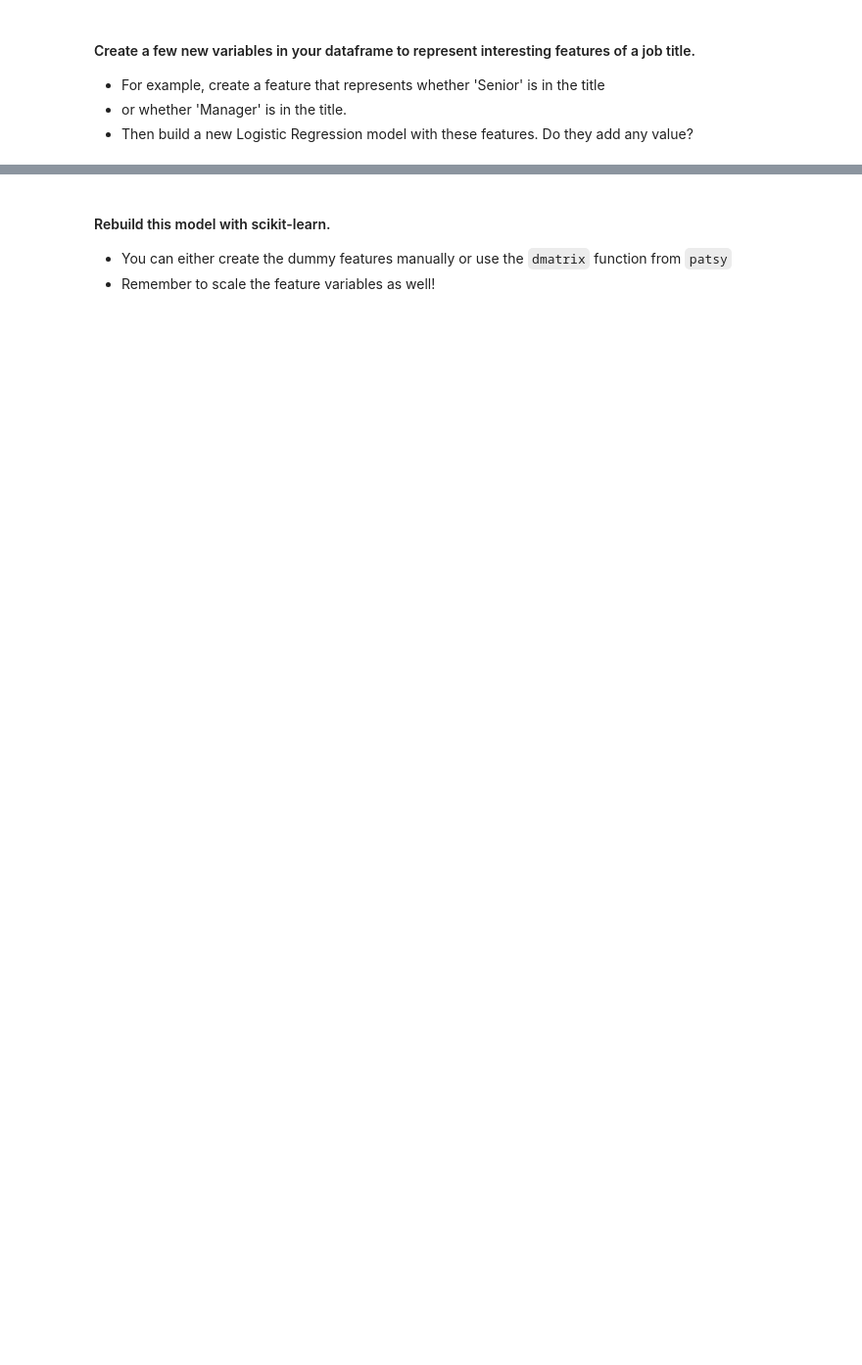
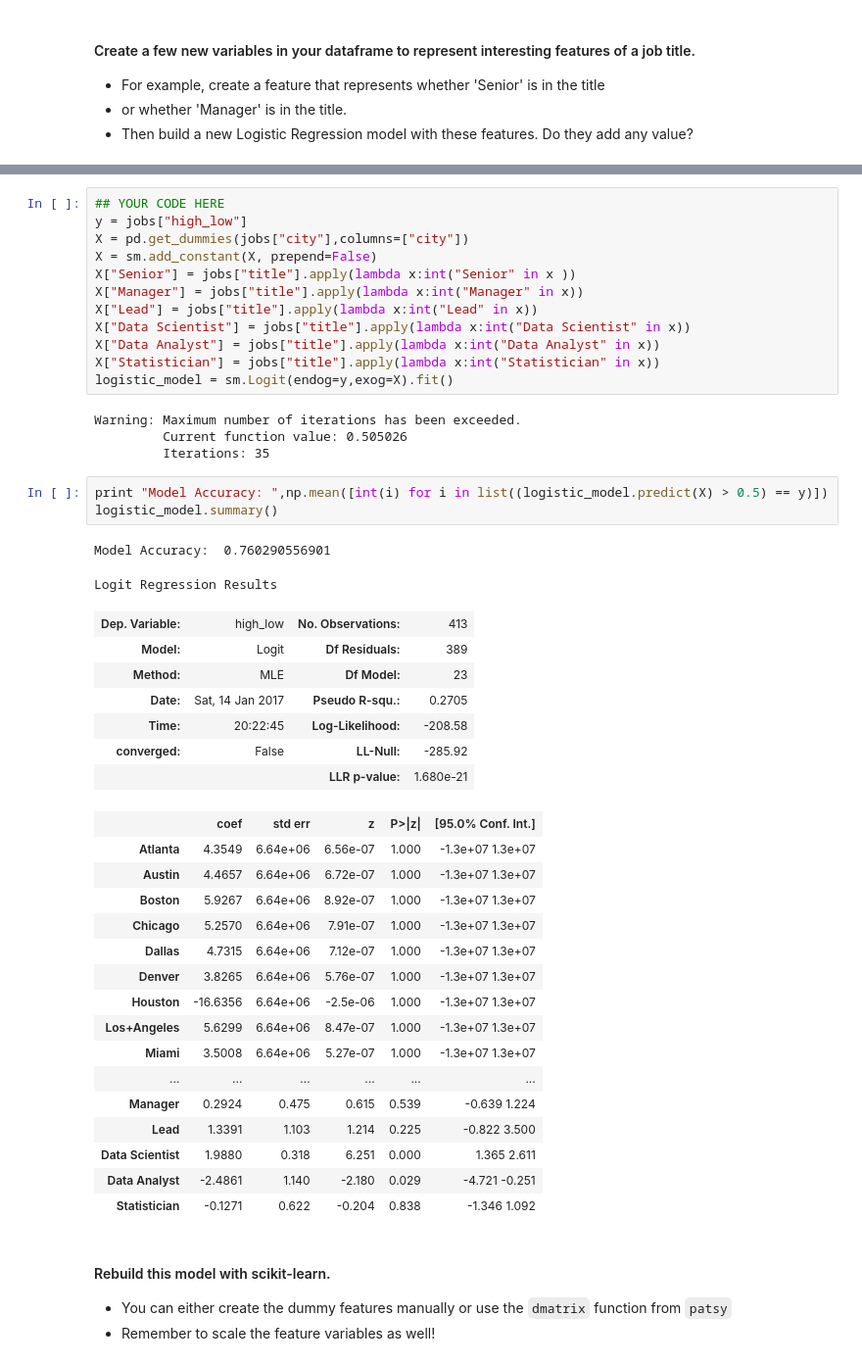
Before and after one commit to davidsanford/DSI_Project_4, a Jupyter notebook: Project_4.ipynb, the cells around one changed output, grey strips where cells are left out. Shown: that part at 98% size. Drawn from its saved outputs; the diff is of its cells as text; blank space fills up the shorter version.

```diff
--- a/Project_4.ipynb
+++ b/Project_4.ipynb
@@ -115,3 +146,48 @@ Logit.fit()
+# %%
+## YOUR CODE HERE
+y = jobs["high_low"]
+X = pd.get_dummies(jobs["city"],columns=["city"])
+X = sm.add_constant(X, prepend=False)
+X["Senior"] = jobs["title"].apply(lambda x:int("Senior" in x ))
+X["Manager"] = jobs["title"].apply(lambda x:int("Manager" in x))
+X["Lead"] = jobs["title"].apply(lambda x:int("Lead" in x))
+X["Data Scientist"] = jobs["title"].apply(lambda x:int("Data Scientist" in x))
+X["Data Analyst"] = jobs["title"].apply(lambda x:int("Data Analyst" in x))
+X["Statistician"] = jobs["title"].apply(lambda x:int("Statistician" in x))
+logistic_model = sm.Logit(endog=y,exog=X).fit()
+# %% [output]
+Warning: Maximum number of iterations has been exceeded.
+         Current function value: 0.505026
+         Iterations: 35
+# %%
+print "Model Accuracy: ",np.mean([int(i) for i in list((logistic_model.predict(X) > 0.5) == y)])
+logistic_model.summary()
+# %% [output]
+Model Accuracy:  0.760290556901
+Logit Regression Results
+| Dep. Variable: | high_low | No. Observations: | 413 |
+| Model: | Logit | Df Residuals: | 389 |
+| Method: | MLE | Df Model: | 23 |
+| Date: | Sat, 14 Jan 2017 | Pseudo R-squ.: | 0.2705 |
+| Time: | 20:22:45 | Log-Likelihood: | -208.58 |
+| converged: | False | LL-Null: | -285.92 |
+|  |  | LLR p-value: | 1.680e-21 |
+|  | coef | std err | z | P>|z| | [95.0% Conf. Int.] |
+| Atlanta | 4.3549 | 6.64e+06 | 6.56e-07 | 1.000 | -1.3e+07 1.3e+07 |
+| Austin | 4.4657 | 6.64e+06 | 6.72e-07 | 1.000 | -1.3e+07 1.3e+07 |
+| Boston | 5.9267 | 6.64e+06 | 8.92e-07 | 1.000 | -1.3e+07 1.3e+07 |
+| Chicago | 5.2570 | 6.64e+06 | 7.91e-07 | 1.000 | -1.3e+07 1.3e+07 |
+| Dallas | 4.7315 | 6.64e+06 | 7.12e-07 | 1.000 | -1.3e+07 1.3e+07 |
+| Denver | 3.8265 | 6.64e+06 | 5.76e-07 | 1.000 | -1.3e+07 1.3e+07 |
+| Houston | -16.6356 | 6.64e+06 | -2.5e-06 | 1.000 | -1.3e+07 1.3e+07 |
+| Los+Angeles | 5.6299 | 6.64e+06 | 8.47e-07 | 1.000 | -1.3e+07 1.3e+07 |
+| Miami | 3.5008 | 6.64e+06 | 5.27e-07 | 1.000 | -1.3e+07 1.3e+07 |
+| ... | ... | ... | ... | ... | ... |
+| Manager | 0.2924 | 0.475 | 0.615 | 0.539 | -0.639 1.224 |
+| Lead | 1.3391 | 1.103 | 1.214 | 0.225 | -0.822 3.500 |
+| Data Scientist | 1.9880 | 0.318 | 6.251 | 0.000 | 1.365 2.611 |
+| Data Analyst | -2.4861 | 1.140 | -2.180 | 0.029 | -4.721 -0.251 |
+| Statistician | -0.1271 | 0.622 | -0.204 | 0.838 | -1.346 1.092 |
 # %% [markdown]
 #### Rebuild this model with scikit-learn.
 - You can either create the dummy features manually or use the `dmatrix` function from `patsy`
```
Also changed, not shown: parts of 19 cells of this notebook.
